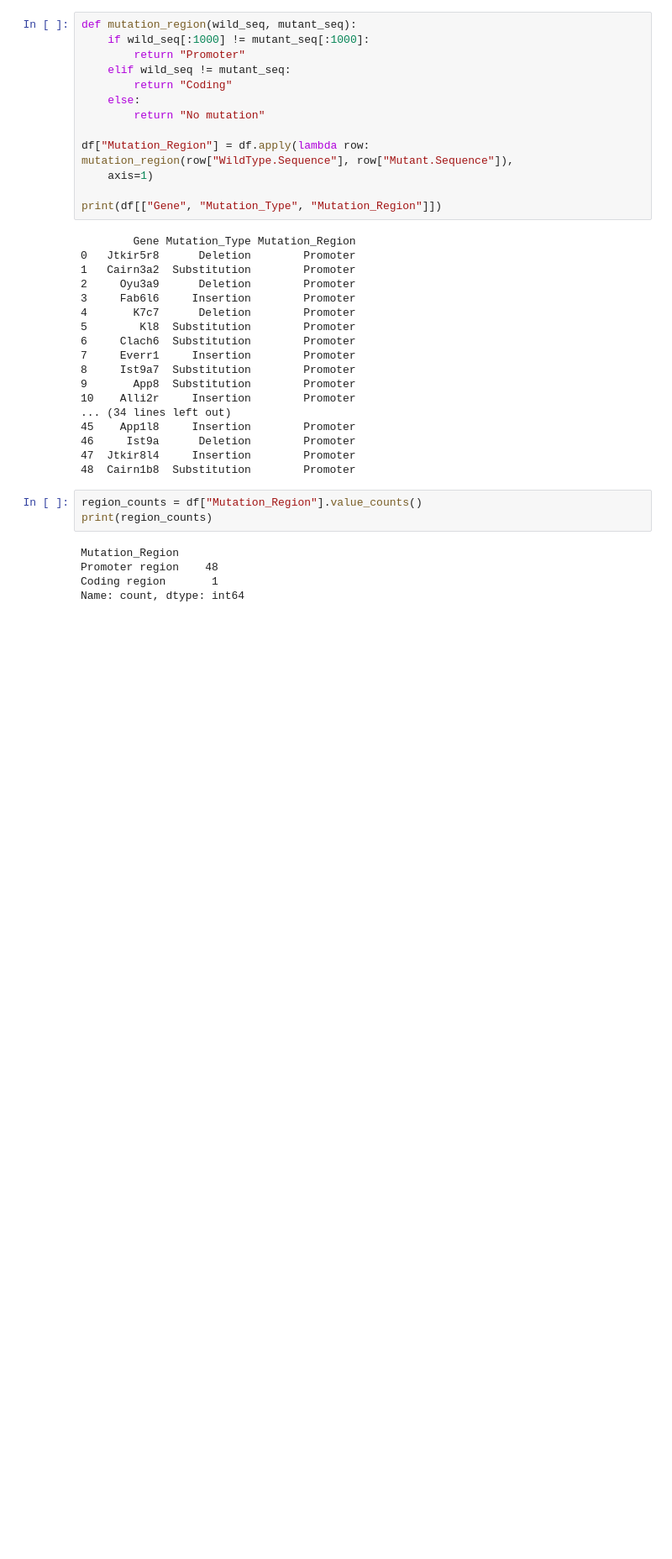
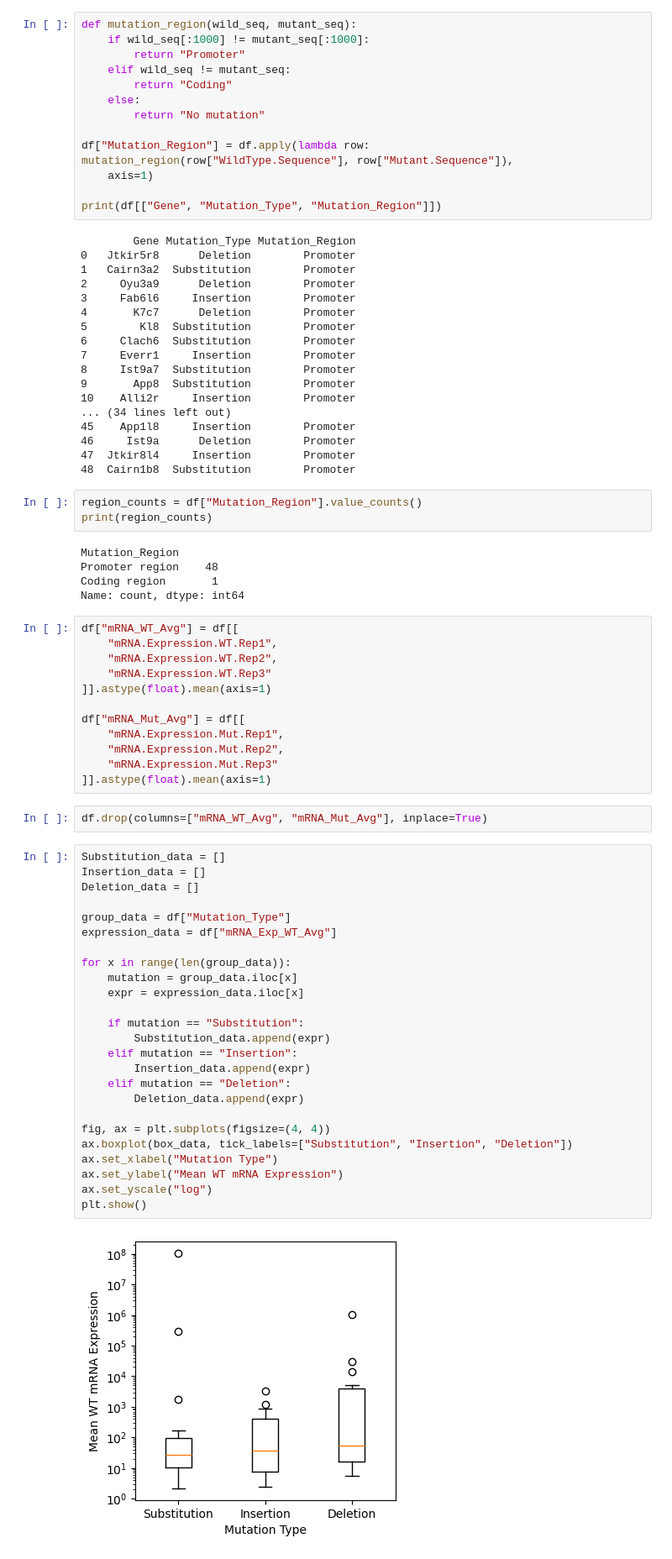
Before and after one commit to eileencalantz/BioComp-Report, a Jupyter notebook: Report 2.ipynb, the cells around one changed output. Shown: that part at 84% size. Drawn from its saved outputs; the diff is of its cells as text; blank space fills up the shorter version.

Commit message:
Add first few graphs

```diff
--- a/Report 2.ipynb
+++ b/Report 2.ipynb
@@ -153,3 +153,44 @@ Mutation_Region
 Promoter region    48
 Coding region       1
 Name: count, dtype: int64
+# %%
+df["mRNA_WT_Avg"] = df[[
+    "mRNA.Expression.WT.Rep1",
+    "mRNA.Expression.WT.Rep2",
+    "mRNA.Expression.WT.Rep3"
+]].astype(float).mean(axis=1)
+
+df["mRNA_Mut_Avg"] = df[[
+    "mRNA.Expression.Mut.Rep1",
+    "mRNA.Expression.Mut.Rep2",
+    "mRNA.Expression.Mut.Rep3"
+]].astype(float).mean(axis=1)
+# %%
+df.drop(columns=["mRNA_WT_Avg", "mRNA_Mut_Avg"], inplace=True)
+# %%
+Substitution_data = []
+Insertion_data = []
+Deletion_data = []
+
+group_data = df["Mutation_Type"]
+expression_data = df["mRNA_Exp_WT_Avg"]
+
+for x in range(len(group_data)):
+    mutation = group_data.iloc[x]
+    expr = expression_data.iloc[x]
+
+    if mutation == "Substitution":
+        Substitution_data.append(expr)
+    elif mutation == "Insertion":
+        Insertion_data.append(expr)
+    elif mutation == "Deletion":
+        Deletion_data.append(expr)
+
+fig, ax = plt.subplots(figsize=(4, 4))
+ax.boxplot(box_data, tick_labels=["Substitution", "Insertion", "Deletion"])
+ax.set_xlabel("Mutation Type")
+ax.set_ylabel("Mean WT mRNA Expression")
+ax.set_yscale("log")
+plt.show()
+# %% [output]
+[figure, added]
```
Also changed, not shown: parts of 2 cells of this notebook.
